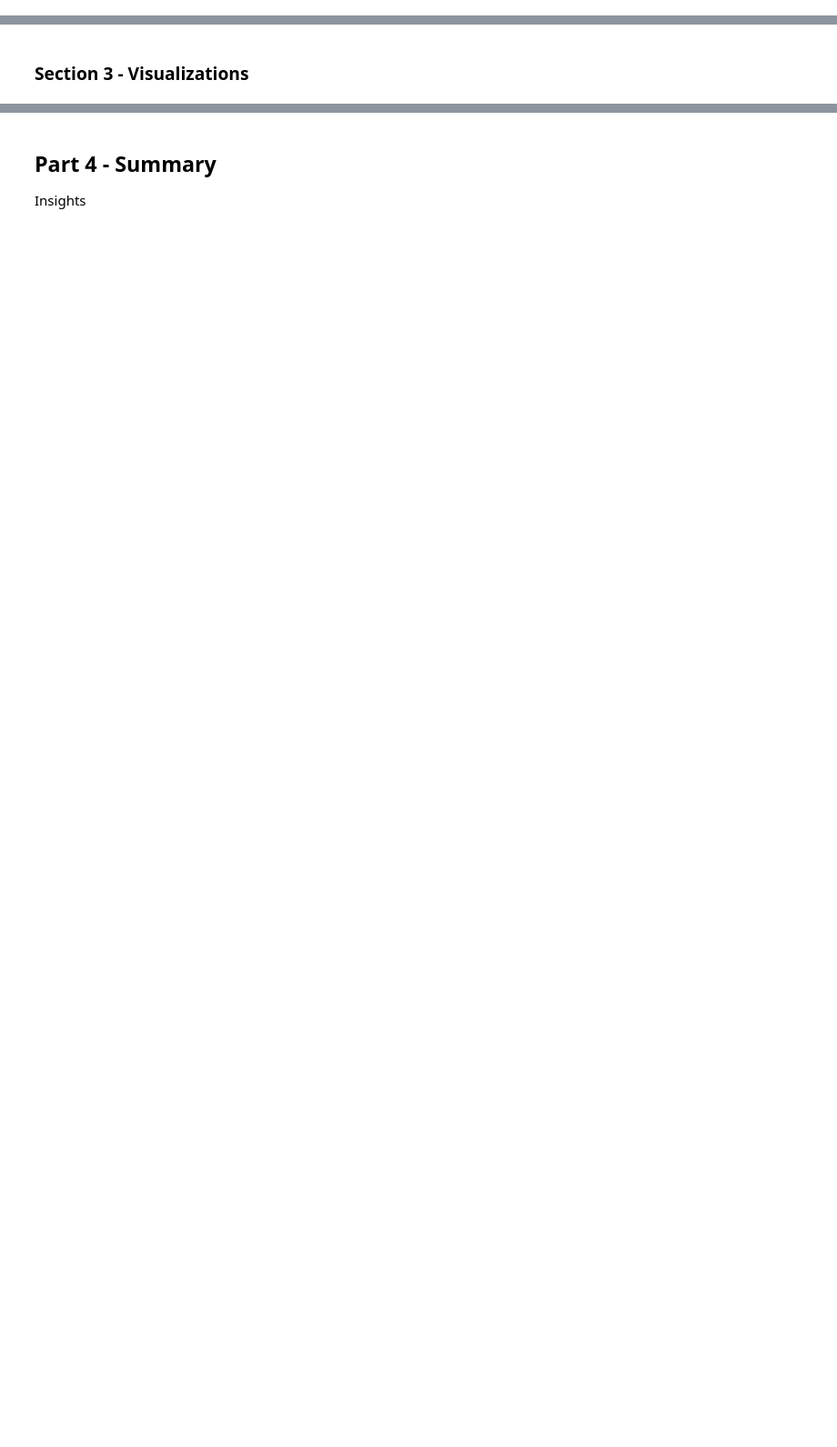
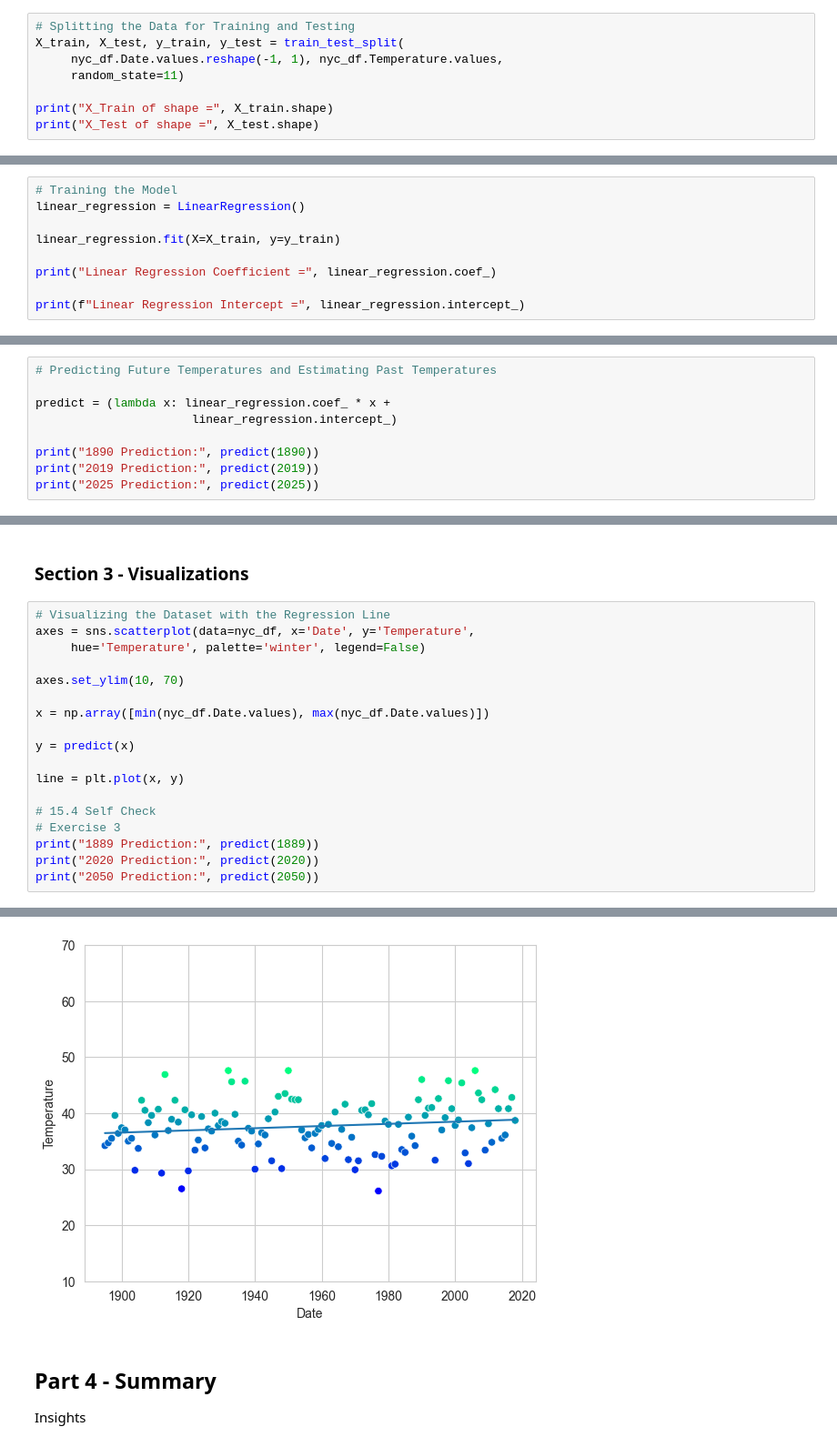
Before and after one commit to dfintel25/datafun-07-ml, a Jupyter notebook: fintel_ml.ipynb, the cells around one changed output, grey strips where cells are left out. Shown at 91% size. Drawn from its saved outputs; the diff is of its cells as text; blank space fills up the shorter version.

```diff
--- a/fintel_ml.ipynb
+++ b/fintel_ml.ipynb
@@ -121,3 +121,11 @@ axes.set_ylim(10, 70)
 Intent
 # %% [markdown]
 ### Section 1 - Build the Model
+# %%
+# Splitting the Data for Training and Testing
+X_train, X_test, y_train, y_test = train_test_split(
+     nyc_df.Date.values.reshape(-1, 1), nyc_df.Temperature.values,
+     random_state=11)
+
+print("X_Train of shape =", X_train.shape)
+print("X_Test of shape =", X_test.shape)
@@ -123,0 +135,9 @@ Intent
+# %%
+# Training the Model
+linear_regression = LinearRegression()
+
+linear_regression.fit(X=X_train, y=y_train)
+
+print("Linear Regression Coefficient =", linear_regression.coef_)
+
+print(f"Linear Regression Intercept =", linear_regression.intercept_)
@@ -126,2 +165,11 @@ Intent
 # %% [markdown]
 ### Section 3 - Predict
+# %%
+# Predicting Future Temperatures and Estimating Past Temperatures
+
+predict = (lambda x: linear_regression.coef_ * x +
+                      linear_regression.intercept_)
+
+print("1890 Prediction:", predict(1890))
+print("2019 Prediction:", predict(2019))
+print("2025 Prediction:", predict(2025))
@@ -128,2 +180,21 @@ Intent
 # %% [markdown]
 ### Section 3 - Visualizations
+# %%
+# Visualizing the Dataset with the Regression Line
+axes = sns.scatterplot(data=nyc_df, x='Date', y='Temperature',
+     hue='Temperature', palette='winter', legend=False)
+
+axes.set_ylim(10, 70)
+
+x = np.array([min(nyc_df.Date.values), max(nyc_df.Date.values)])
+
+y = predict(x)
+
+line = plt.plot(x, y)
+
+# 15.4 Self Check
+# Exercise 3
+print("1889 Prediction:", predict(1889))
+print("2020 Prediction:", predict(2020))
+print("2050 Prediction:", predict(2050))
+# %% [output]
@@ -130,3 +204,4 @@ Intent
+[figure, added]
 # %% [markdown]
 ## Part 4 - Summary
 Insights
```
Also changed, not shown: parts of 13 cells of this notebook.
